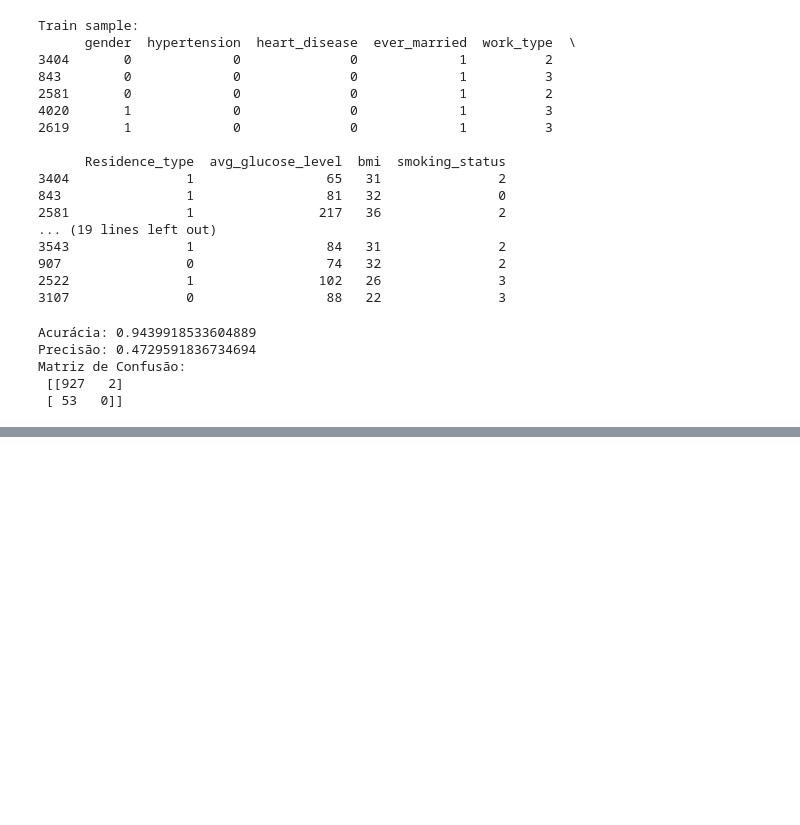
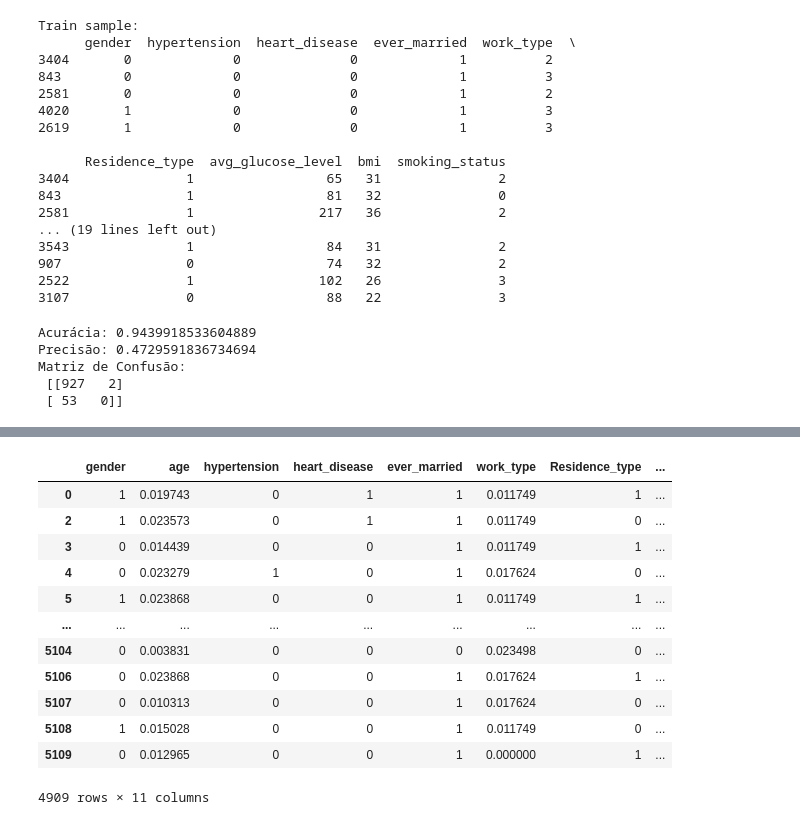
Before and after one commit to Alexandreprog/-Artificial_Intelligence, a Jupyter notebook: IA.ipynb, the cells around one changed output, grey strips where cells are left out. Saved outputs shown, nothing was run; the diff lists cells and outputs as text; code cells hidden in the pictures; blank space fills up the shorter version.

```diff
--- a/IA.ipynb
+++ b/IA.ipynb
@@ -350,0 +273,5 @@ Matriz de Confusão:
+# %%
+df_arv = pd.read_csv("/content/healthcare-dataset-stroke-data.csv")
+df_arv = df_arv.drop('id', axis=1)
+df_arv = df_arv.dropna()
+df_arv
@@ -350,0 +292,7 @@ Matriz de Confusão:
+# %%
+le = preprocessing.LabelEncoder()
+for colums in df_arv.columns:
+  if df_arv[colums].dtypes == 'object':
+    df_arv[colums] = le.fit_transform(df_arv[colums])
+
+df_arv
@@ -350,0 +313,35 @@ Matriz de Confusão:
+# %%
+col_age = df_arv['age']
+normalized_age = preprocessing.normalize([col_age], norm='l2').T
+df_arv['age'] = normalized_age
+
+col_work = df_arv['work_type']
+normalized_work = preprocessing.normalize([col_work], norm='l2').T
+df_arv['work_type'] = normalized_work
+
+col_avg = df_arv['avg_glucose_level']
+normalized_avg = preprocessing.normalize([col_avg], norm='l2').T
+df_arv['avg_glucose_level'] = normalized_avg
+
+col_bmi = df_arv['bmi']
+normalized_bmi = preprocessing.normalize([col_bmi], norm='l2').T
+df_arv['bmi'] = normalized_bmi
+
+col_smoke = df_arv['smoking_status']
+normalized_smoke = preprocessing.normalize([col_smoke], norm='l2').T
+df_arv['smoking_status'] = normalized_smoke
+df_arv
+# %% [output]
+|  | gender | age | hypertension | heart_disease | ever_married | work_type | Residence_type | ... |
+| 0 | 1 | 0.019743 | 0 | 1 | 1 | 0.011749 | 1 | ... |
+| 2 | 1 | 0.023573 | 0 | 1 | 1 | 0.011749 | 0 | ... |
+| 3 | 0 | 0.014439 | 0 | 0 | 1 | 0.011749 | 1 | ... |
+| 4 | 0 | 0.023279 | 1 | 0 | 1 | 0.017624 | 0 | ... |
+| 5 | 1 | 0.023868 | 0 | 0 | 1 | 0.011749 | 1 | ... |
+| ... | ... | ... | ... | ... | ... | ... | ... | ... |
+| 5104 | 0 | 0.003831 | 0 | 0 | 0 | 0.023498 | 0 | ... |
+| 5106 | 0 | 0.023868 | 0 | 0 | 1 | 0.017624 | 1 | ... |
+| 5107 | 0 | 0.010313 | 0 | 0 | 1 | 0.017624 | 0 | ... |
+| 5108 | 1 | 0.015028 | 0 | 0 | 1 | 0.011749 | 0 | ... |
+| 5109 | 0 | 0.012965 | 0 | 0 | 1 | 0.000000 | 1 | ... |
+4909 rows × 11 columns
```
Also changed, not shown: parts of 16 cells of this notebook.
